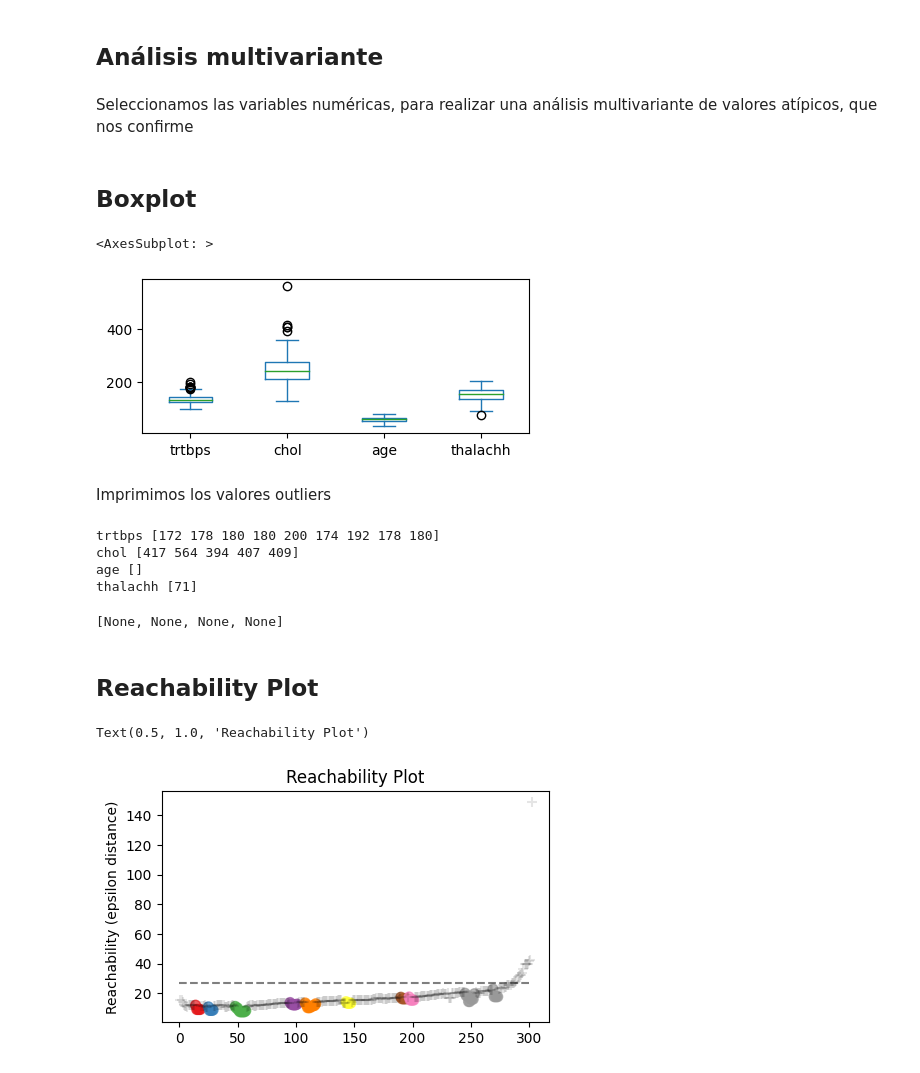
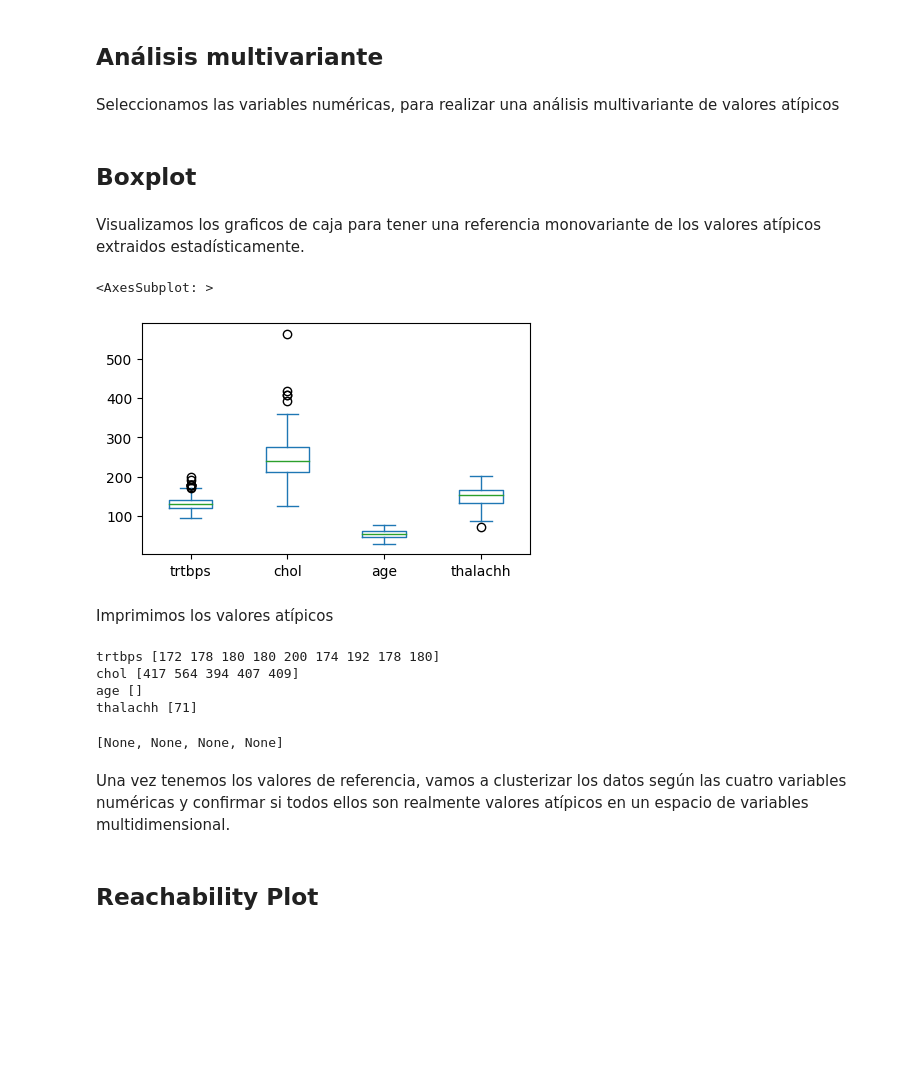
Before and after one commit to Carlos-Perez-Ha/PRA2, a Jupyter notebook: Carlos.ipynb, the cells around one changed output. Saved outputs shown, nothing was run; the diff lists cells and outputs as text; code cells hidden in the pictures; blank space fills up the shorter version.

Commit message:
Finalizado análisis multivariante

```diff
--- a/Carlos.ipynb
+++ b/Carlos.ipynb
@@ -19,16 +19,18 @@ df.head()
 # %% [markdown]
 ## Análisis multivariante
 # %% [markdown]
-Seleccionamos las variables numéricas, para realizar una análisis multivariante de valores atípicos, que nos confirme
+Seleccionamos las variables numéricas, para realizar una análisis multivariante de valores atípicos
 # %%
 features = ["trtbps","chol","age","thalachh"]
 # %% [markdown]
 ## Boxplot
+# %% [markdown]
+Visualizamos los graficos de caja para tener una referencia monovariante de los valores atípicos extraidos estadísticamente.
 # %%
-df[features].plot.box(figsize=(5,2))
+df[features].plot.box(figsize=(5,3))
 # %% [output]
 <AxesSubplot: >
-[figure, old version]
+[figure, new version]
 # %% [markdown]
-Imprimimos los valores outliers
+Imprimimos los valores atípicos
 # %%
@@ -39,26 +43,7 @@ chol [417 564 394 407 409]
 age []
 thalachh [71]
 [None, None, None, None]
+# %% [markdown]
+Una vez tenemos los valores de referencia, vamos a clusterizar los datos según las cuatro variables numéricas y confirmar si todos ellos son realmente valores atípicos en un espacio de variables multidimensional.
 # %% [markdown]
 ## Reachability Plot
-# %%
-clust= OPTICS().fit(df[features])
-
-space = np.arange(len(df))
-reachability = clust.reachability_[clust.ordering_]
-labels = clust.labels_[clust.ordering_]
-
-norm = colors.Normalize(vmin=0, vmax=max(labels))
-
-plt.figure(figsize=(5, 3))
-
-plt.scatter(space[labels!=-1], reachability[labels!=-1], c=labels[labels!=-1], norm=norm, s=50, cmap="Set1", alpha=.7)
-plt.scatter(space[labels==-1], reachability[labels==-1], c="black", s=50, alpha=.1, marker="+")
-
-plt.plot(space, np.full_like(space, 27, dtype=float), "k--", alpha=0.5)
-
-plt.ylabel("Reachability (epsilon distance)")
-plt.title("Reachability Plot")
-# %% [output]
-Text(0.5, 1.0, 'Reachability Plot')
-[figure, removed]
```
Also changed, not shown: parts of 45 cells of this notebook, 2 other files.
